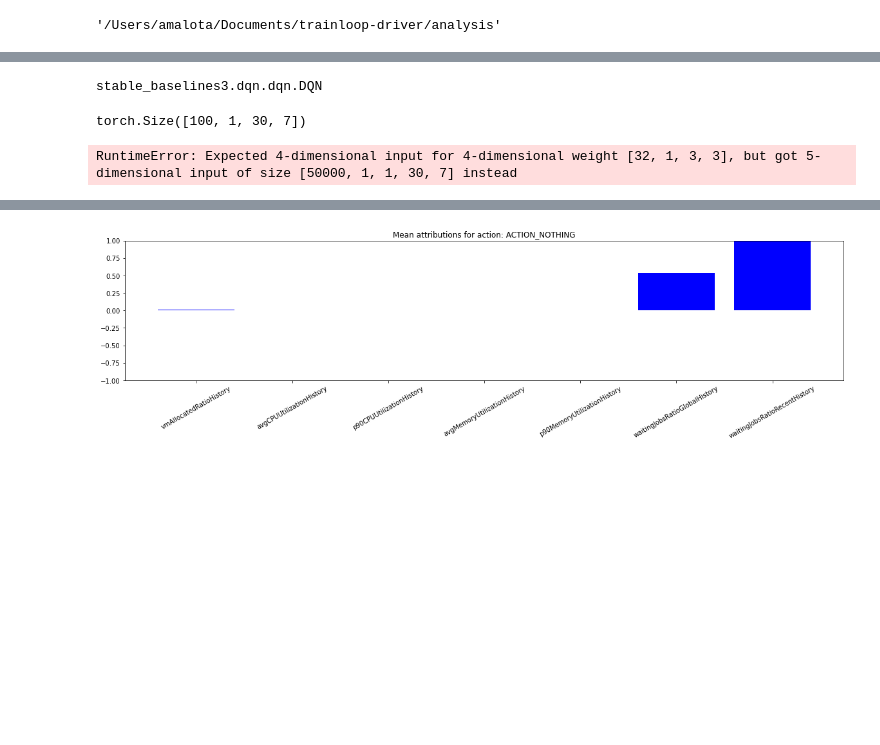
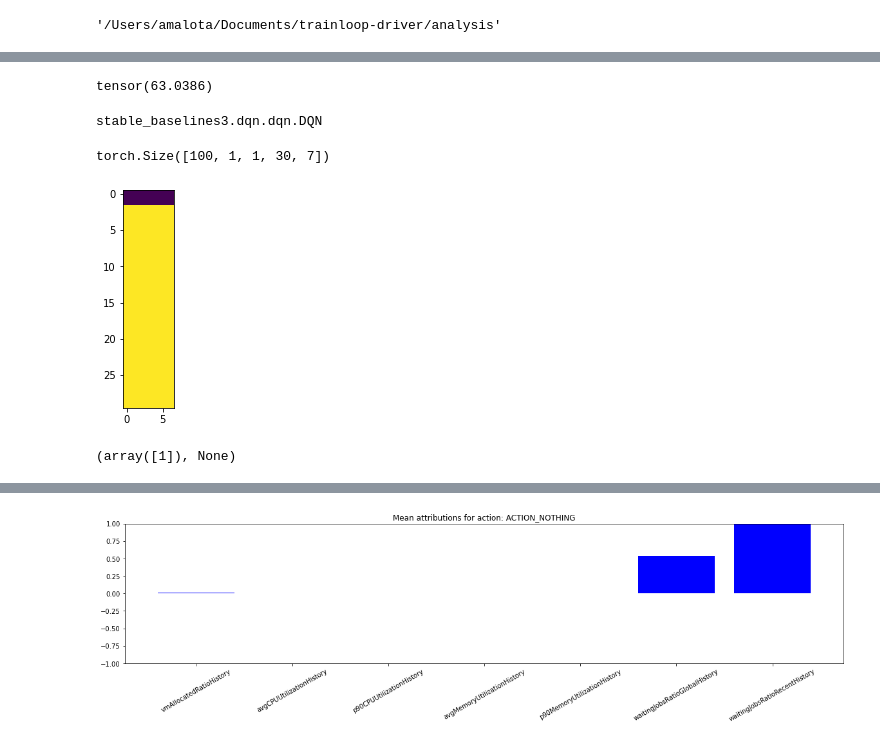
Before and after one commit to justyna3773/trainloop-driver, a Jupyter notebook: analysis/interpret_dqn_cnn.ipynb, the cells around one changed output, grey strips where cells are left out. Cells and saved outputs as stored; diff of their text form; code cells hidden in the pictures; blank space fills up the shorter version.

```diff
--- a/analysis/interpret_dqn_cnn.ipynb
+++ b/analysis/interpret_dqn_cnn.ipynb
@@ -62,4 +75,4 @@ model.replay_buffer.observations.shape
 # %%
-X = model.replay_buffer.observations[0:100]
+X = model.replay_buffer.observations[0:300]
 X = torch.Tensor(X)
-X = torch.squeeze(X, 1)
+# X = torch.squeeze(X, 1)
@@ -70,3 +111,7 @@ tensor(24.3694)
+# %%
+X.sum()
+# %% [output]
+tensor(63.0386)
 # %%
 model.__class__
 # %% [output]
@@ -74,10 +119,20 @@ stable_baselines3.dqn.dqn.DQN
 # %%
 X.shape
 # %% [output]
-torch.Size([100, 1, 30, 7])
+torch.Size([100, 1, 1, 30, 7])
 # %%
-from captum.attr import IntegratedGradients
-import numpy as np
-import sys
-import utils
+import matplotlib.pyplot as plt
+img = X[0]
+# img = np.transpose(img.cpu().detach().numpy()[0], (1, 2))
+img = img.squeeze()
+img.shape
+img = img + 0.7
+img[0:2, :] *= 0.1
+imgplot = plt.imshow(img)
+# %% [output]
+[figure, added]
+# %%
+net.predict(img.cpu().detach().numpy())
+# %% [output]
+(array([1]), None)
 # %%
@@ -87,5 +181,0 @@ from plot import plot_mean_attributions
-# %%
-ig_attributor = IGAttributor(model=model)
-mean_attributions = ig_attributor.get_mean_attributions()
-# %% [output]
-RuntimeError: Expected 4-dimensional input for 4-dimensional weight [32, 1, 3, 3], but got 5-dimensional input of size [50000, 1, 1, 30, 7] instead
```
Also changed, not shown: parts of 16 cells of this notebook, 21 other files.
